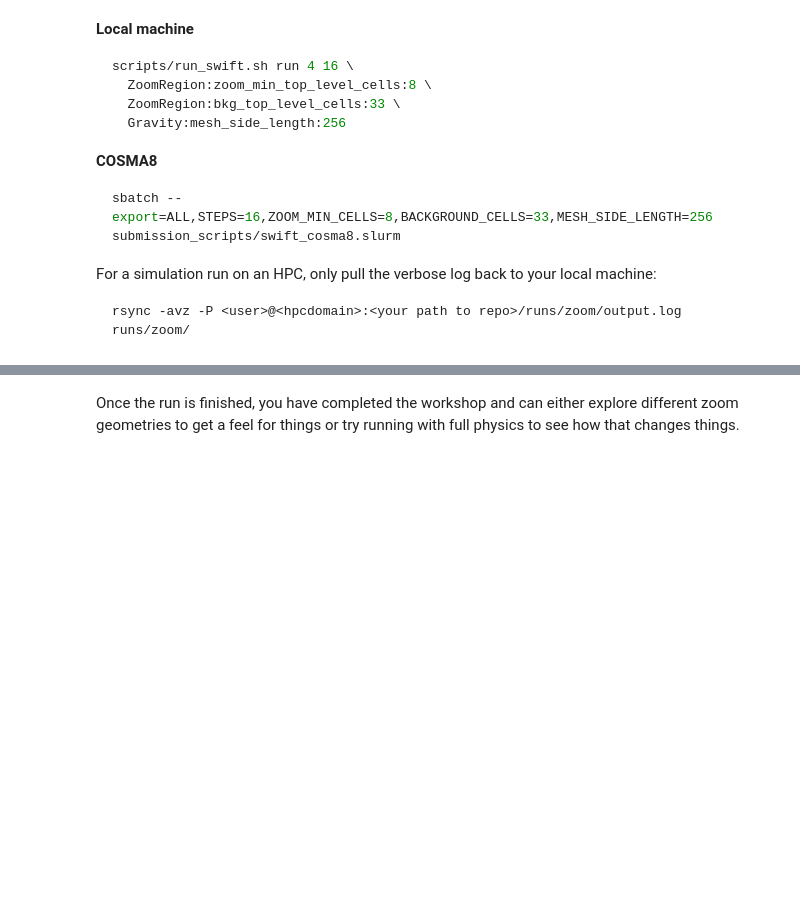
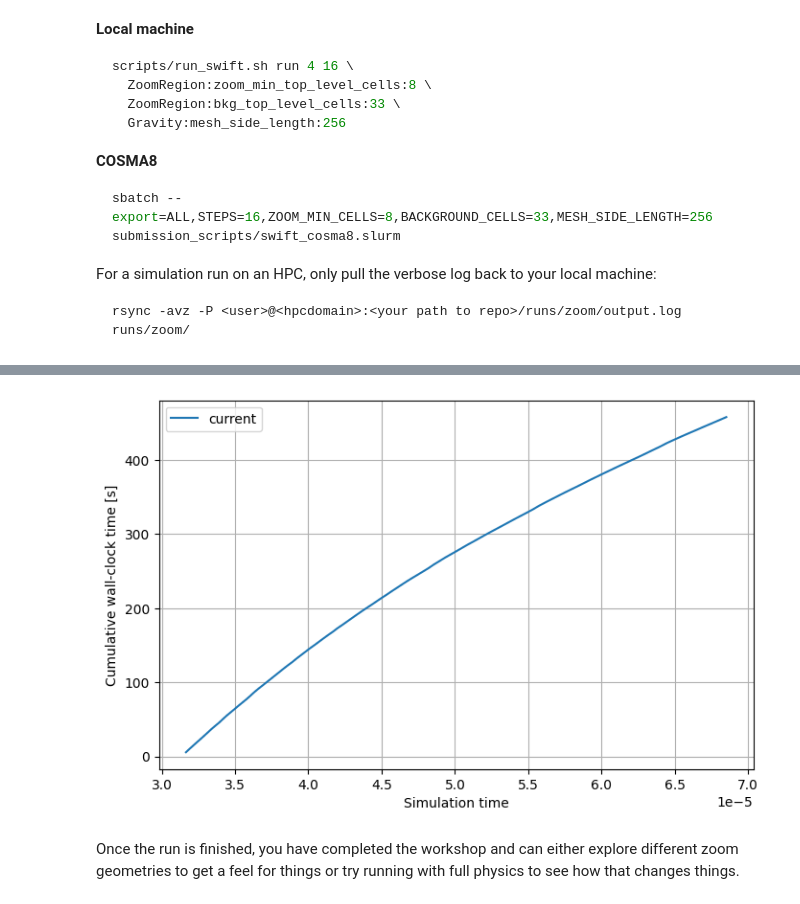
Before and after one commit to WillJRoper/swift-zoom-workshop, a Jupyter notebook: notebooks/02_zoom_run.ipynb, the cells around one changed output, grey strips where cells are left out. Cells and saved outputs as stored; diff of their text form; code cells hidden in the pictures; blank space fills up the shorter version.

Commit message:
Better plots

```diff
--- a/notebooks/02_zoom_run.ipynb
+++ b/notebooks/02_zoom_run.ipynb
@@ -103,3 +116,28 @@ rsync -avz -P <user>@<hpcdomain>:<your path to repo>/runs/zoom/output.log runs/z
+# %%
+from pathlib import Path
+
+import matplotlib.pyplot as plt
+import numpy as np
+
+fig, ax = plt.subplots(figsize=(8, 5))
+ax.grid(True)
+for log_path in sorted(Path("../runs/zoom").glob("output*.log")):
+    rows = []
+    for line in log_path.read_text().splitlines():
+        fields = line.split()
+        if len(fields) >= 15 and fields[0].isdigit():
+            rows.append((float(fields[1]), float(fields[12])))
+
+    if rows:
+        simulation_time, wallclock_ms = np.asarray(rows).T
+        label = log_path.stem.removeprefix("output").strip("_-") or "current"
+        ax.plot(simulation_time, np.cumsum(wallclock_ms) / 1000, label=label)
+
+ax.set(xlabel="Simulation time", ylabel="Cumulative wall-clock time [s]")
+ax.legend()
+plt.show()
+# %% [output]
+[figure, added]
 # %% [markdown]
 Once the run is finished, you have completed the workshop and can either explore different zoom geometries to get a feel for things or try running with full physics to see how that changes things.
 # %% [markdown]
```
Also changed, not shown: parts of 2 cells of this notebook.
